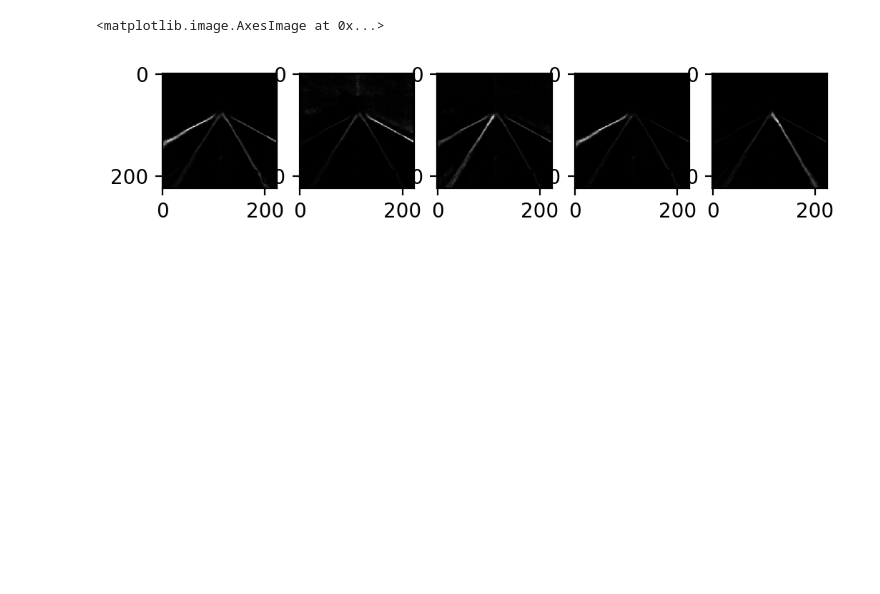
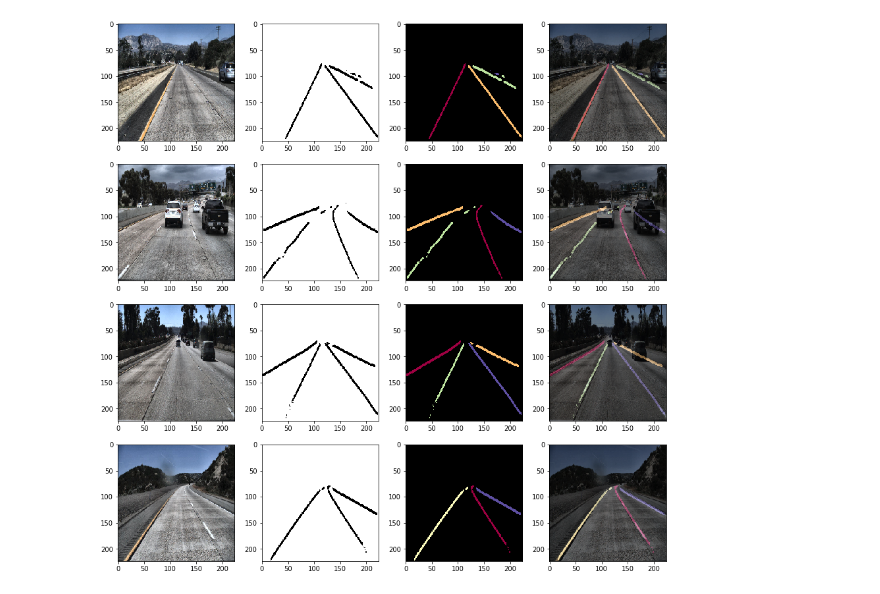
Before and after one commit to jaeoh2/Road-Lane-Instance-Segmentation-PyTorch, a Jupyter notebook: notebooks/inference.ipynb, the cells around one changed output. Drawn from its saved outputs; the diff is of its cells as text; code cells hidden in the pictures; blank space fills up the shorter version.

```diff
--- a/notebooks/inference.ipynb
+++ b/notebooks/inference.ipynb
@@ -68,11 +102,12 @@ plt.subplot(155);plt.imshow(test_ins[4])
-# %%
-plt.figure(dpi=200)
-plt.gray()
-plt.subplot(151);plt.imshow(test_ins[0] * test_sem[1])
-plt.subplot(152);plt.imshow(test_ins[1] * test_sem[1])
-plt.subplot(153);plt.imshow(test_ins[2] * test_sem[1])
-plt.subplot(154);plt.imshow(test_ins[3] * test_sem[1])
-plt.subplot(155);plt.imshow(test_ins[4] * test_sem[1])
-# %% [output]
-<matplotlib.image.AxesImage at 0x...>
-[figure, removed]
+# %%
+fig, axes = plt.subplots(4, 4, figsize=(15, 15))
+plt.gray()
+
+for i, ax_ in enumerate(axes):
+    color_img = coloring(gen_instance_mask(p_sem_pred[i], ins_pred[i], 8))
+    ax_[0].imshow(images[i])
+    ax_[1].imshow(~p_sem_pred[i])
+    ax_[2].imshow(color_img)
+    ax_[3].imshow(cv2.addWeighted(images[i], 0.5, color_img, 0.5, 0))
+# %% [output]
+[figure, added]
```
Also changed, not shown: parts of 16 cells of this notebook, 1 other file.
